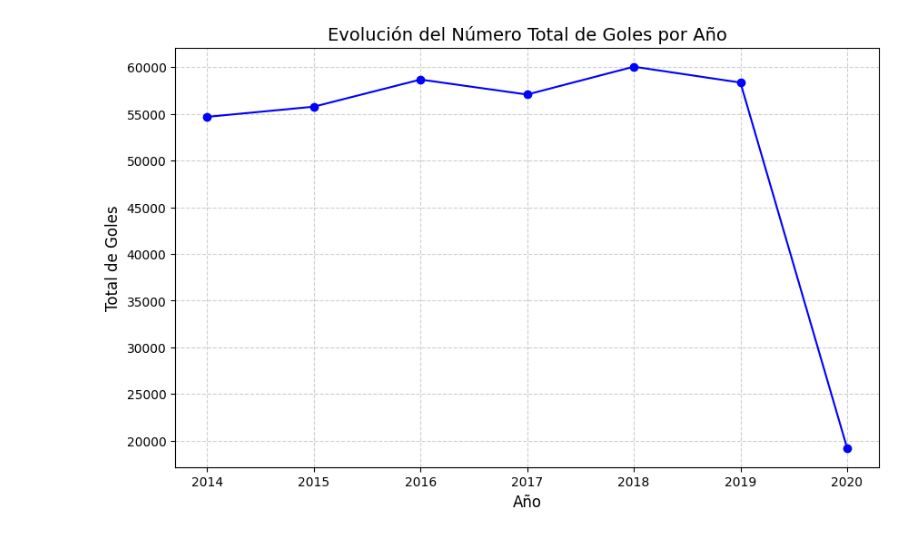
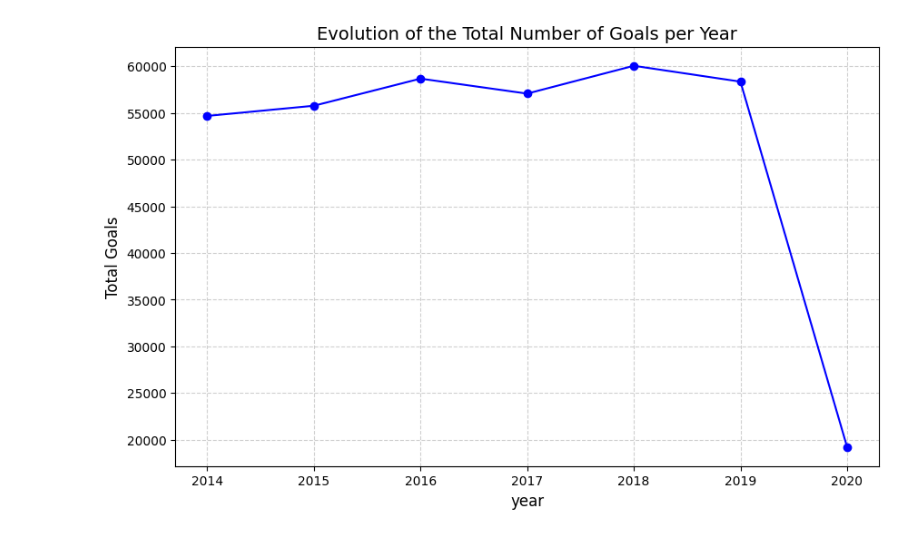
Before and after one commit to m-romay/Football-EDA, a Jupyter notebook: src/Football-EDA.ipynb, the cells around one changed output. Saved outputs shown, nothing was run; the diff lists cells and outputs as text; code cells hidden in the pictures.

```diff
--- a/src/Football-EDA.ipynb
+++ b/src/Football-EDA.ipynb
@@ -7,5 +11,15 @@ import matplotlib.pyplot as plt
 # %%
 #make and save df
-df = pd.read_csv(r'E:\\Data engineering\python\pandas\proyecto piloto\FullShotsData.csv', index_col='player_id')
-print(df)
+# Get the current working directory
+current_path = os.getcwd()
+
+# Navigate one level up to get the repo path (before 'src')
+repo_path = os.path.dirname(current_path)
+
+print("Current Path:", current_path)
+print("Repo Path (before 'src'):", repo_path)
+data_folder_path = os.path.join(repo_path, "data")
+data_path = os.path.join(data_folder_path, "FullShotsData.csv")
+df = pd.read_csv(data_path, index_col='player_id')
+df
 # %% [output]
@@ -253,22 +251,13 @@ Index(['id', 'minute', 'X', 'Y', 'xG', 'year', 'match_id', 'h_goals',
 # %%
-#9
-
-import pandas as pd
-import matplotlib.pyplot as plt
-
-# Asegúrate de que tu DataFrame ya esté cargado con las columnas 'year' y 'goals'
-# df = pd.read_csv(r'E:\\Data engineering\\python\\pandas\\proyecto piloto\\FullShotsData.csv', index_col='player_id')
-
-# Agrupar por año y sumar los goles
+#Group by year and add up the goals
 goles_por_año = df.groupby('year')['a_goals'].sum()
-
-# Crear el gráfico de líneas
+#Create the line chart
 plt.figure(figsize=(10, 6))
 plt.plot(goles_por_año.index, goles_por_año.values, marker='o', linestyle='-', color='blue')
-plt.title('Evolución del Número Total de Goles por Año', fontsize=14)
-plt.xlabel('Año', fontsize=12)
-plt.ylabel('Total de Goles', fontsize=12)
+plt.title('Evolution of the Total Number of Goals per Year', fontsize=14)
+plt.xlabel('year', fontsize=12)
+plt.ylabel('Total Goals', fontsize=12)
 plt.grid(True, linestyle='--', alpha=0.6)
 plt.show()
 # %% [output]
-[figure, old version]
+[figure, new version]
```
Also changed, not shown: parts of 11 cells of this notebook.
